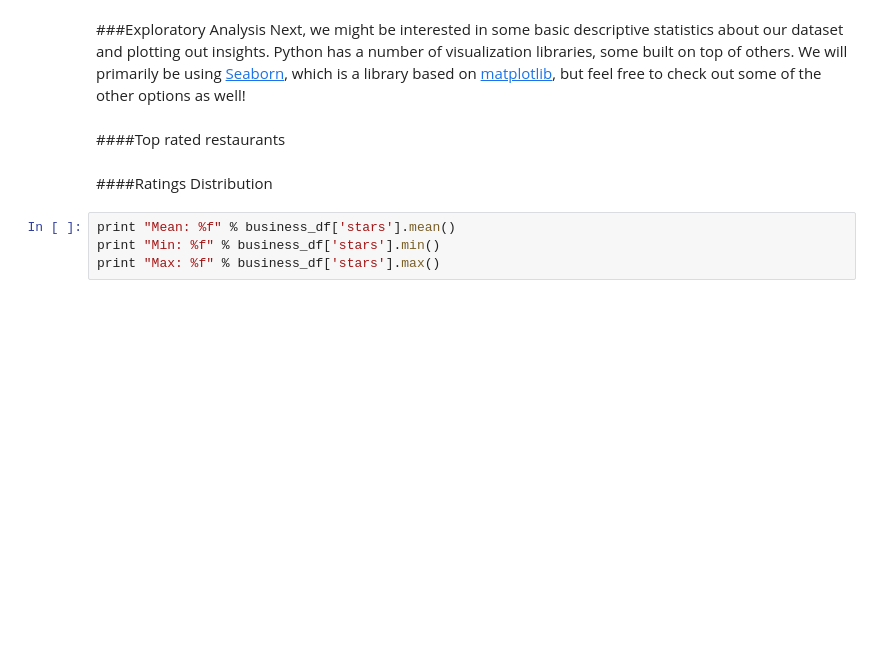
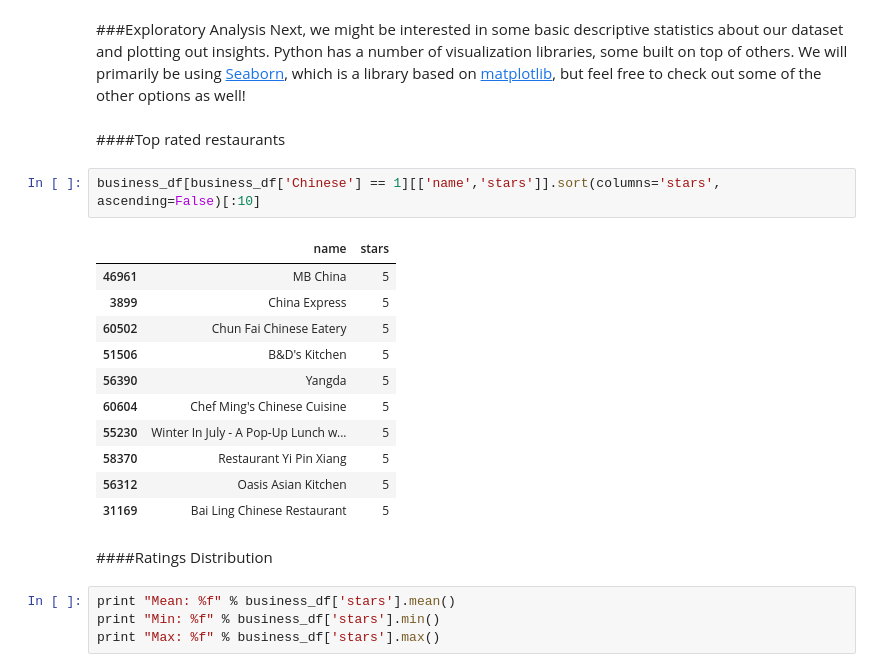
Before and after one commit to karenxiao/pandas-express, a Jupyter notebook: pandas_express.ipynb, the cells around one changed output. Saved outputs shown, nothing was run; the diff lists cells and outputs as text; blank space fills up the shorter version.

```diff
--- a/pandas_express.ipynb
+++ b/pandas_express.ipynb
@@ -257,6 +280,20 @@ We could potentially do a similar type of clean-up with our `attributes, hours,`
 Next, we might be interested in some basic descriptive statistics about our dataset and plotting out insights. Python has a number of visualization libraries, some built on top of others. We will primarily be using [Seaborn](http://stanford.edu/~mwaskom/software/seaborn/index.html), which is a library based on [matplotlib](http://matplotlib.org/), but feel free to check out some of the other options as well!
 # %% [markdown]
 ####Top rated restaurants
+# %%
+business_df[business_df['Chinese'] == 1][['name','stars']].sort(columns='stars', ascending=False)[:10]
+# %% [output]
+|  | name | stars |
+| 46961 | MB China | 5 |
+| 3899 | China Express | 5 |
+| 60502 | Chun Fai Chinese Eatery | 5 |
+| 51506 | B&D's Kitchen | 5 |
+| 56390 | Yangda | 5 |
+| 60604 | Chef Ming's Chinese Cuisine | 5 |
+| 55230 | Winter In July - A Pop-Up Lunch w... | 5 |
+| 58370 | Restaurant Yi Pin Xiang | 5 |
+| 56312 | Oasis Asian Kitchen | 5 |
+| 31169 | Bai Ling Chinese Restaurant | 5 |
 # %% [markdown]
 ####Ratings Distribution
 # %%
```
Also changed, not shown: parts of 3 cells of this notebook.
